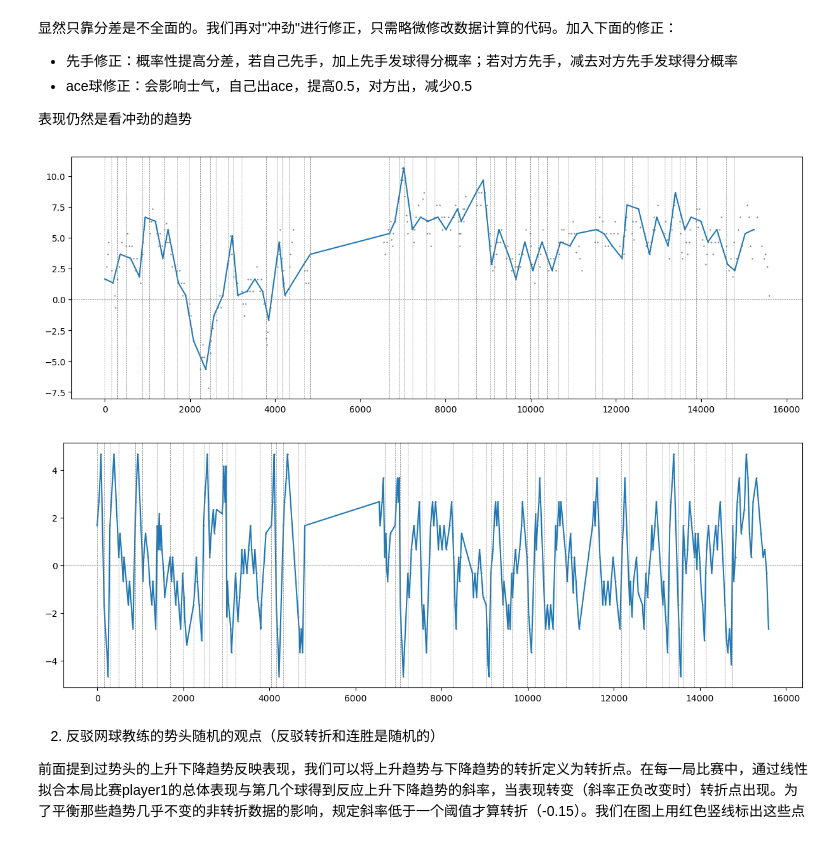
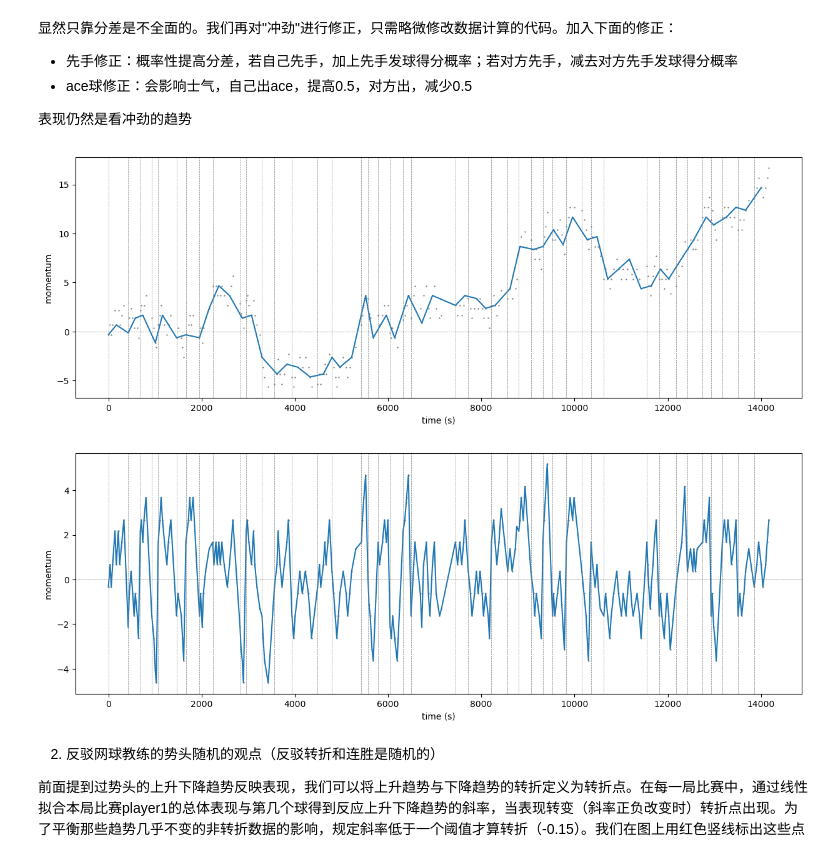
Before and after one commit to Zeauw-cn/mcm-2024, a Jupyter notebook: code/solution.ipynb, the cells around one changed output. Drawn from its saved outputs; the diff is of its cells as text; code cells hidden in the pictures.

```diff
--- a/code/solution.ipynb
+++ b/code/solution.ipynb
@@ -131,20 +130,25 @@ def drawFig(gameData, xyData, exyData, filename):
         ax2.scatter(ax2x, ax2y, s=2,marker='.',c='grey')
         ax1.axhline(0,color='grey',linestyle='--',linewidth=0.5)
         ax2.axhline(0,color='grey',linestyle='--',linewidth=0.5)
+        ax1.set_xlabel('time (s)')
+        ax2.set_xlabel('time (s)')
+        ax1.set_ylabel('momentum')
     else:
         fig0, ax = plt.subplots(figsize=(15, 5))
         ax.scatter(xyData['time'],xyData['momentum'],s=2,marker='.',c='grey')
         ax.plot(exyData['time'],exyData['momentum'])
         ax.axhline(0,color='grey',linestyle='--',linewidth=0.5)
-        # plt.savefig(filename)
+        ax.set_xlabel('time (s)')
+        ax.set_ylabel('momentum')
     gameStart = gameData[(gameData['p1_score'] == 0)&(gameData['p2_score']==0)]['elapsed_time']
     for xAxis in gameStart:
         ax.axvline(xAxis,color='grey',linestyle='--',linewidth=0.5)
     momentum = xyData['momentum']
+    plt.savefig(filename)
     return momentum
-gameData = data[data['match_id'] == 3]
+gameData = data[data['match_id'] == 0]
 xyData, exyData = dataCal(gameData, 5)
-drawFig(gameData, xyData, exyData, 'main_fig.pdf')
+drawFig(gameData, xyData, exyData, 'fig0_0.pdf')
 xyDataGame = pd.DataFrame()
 exyDataGame = pd.DataFrame()
 # 对于每一场比赛的小局
@@ -154,5 +158,5 @@ for i in range(1,np.max(gameData['set_no'])+1):
         xyData, exyData = dataCal(gameDataInGame, 1)
         xyDataGame = pd.concat([xyDataGame, xyData])
         exyDataGame = pd.concat([exyDataGame, exyData])
-drawFig(gameData, xyDataGame, exyDataGame, 'in_game.pdf')
+drawFig(gameData, xyDataGame, exyDataGame, 'fig1_0.pdf')
 # %% [output]
@@ -205,38 +209,38 @@ def dataCalF(gameData, interval, playerFirst):
     for counter in range(0,(int)(np.floor(gameData.shape[0]/interval))):
         examplingMomentum[counter] = momentum[counter*interval]
         examplingTime[counter] = gameData['elapsed_time'].iloc[counter*interval]
     xyData = pd.DataFrame()
     exyData = pd.DataFrame()
     xyData['time'] = gameData['elapsed_time']
     xyData['momentum'] = momentum
     exyData['momentum'] = examplingMomentum
     exyData['time'] = examplingTime
     return xyData, exyData
 
 def matchDataCal(gameData):
     player1First = gameData[(gameData['point_victor'] == 1)&(gameData['server'] == 1)].shape[0]/gameData[gameData['server'] == 1].shape[0]
     player2First = gameData[(gameData['point_victor'] == 2)&(gameData['server'] == 2)].shape[0]/gameData[gameData['server'] == 2].shape[0]
     playerFirst = [player1First, player2First]
     aceData = np.zeros(gameData.shape[0])
     return playerFirst
 
-gameData = data[data['match_id'] == 3]
+gameData = data[data['match_id'] == 0]
 playerFirst = matchDataCal(gameData)
 xyData, exyData = dataCalF(gameData, 5, playerFirst)
-drawFig(gameData, xyData, exyData, 'main_fig_f.pdf')
+drawFig(gameData, xyData, exyData, 'fig2_0.pdf')
 xyDataGame = pd.DataFrame()
 exyDataGame = pd.DataFrame()
 # 对于每一场比赛的小局
 for i in range(1,np.max(gameData['set_no'])+1):
     for k in range(1,np.max(gameData[gameData['set_no'] == i]['game_no'])+1):
         gameDataInGame = gameData[(gameData['set_no'] == i)&(gameData['game_no'] == k)]
         xyData, exyData = dataCalF(gameDataInGame, 1, playerFirst)
         xyDataGame = pd.concat([xyDataGame, xyData])
         exyDataGame = pd.concat([exyDataGame, exyData])
-momentum = drawFig(gameData, xyDataGame, exyDataGame, 'in_game_f.pdf')
+momentum = drawFig(gameData, xyDataGame, exyDataGame, 'fig3_0.pdf')
 # %% [output]
-[figure, old version]
+[figure, new version]
-[figure, old version]
+[figure, new version]
 # %% [markdown]
 2. 反驳网球教练的势头随机的观点（反驳转折和连胜是随机的）
 
```
Also changed, not shown: parts of 9 cells of this notebook, 16 other files.
